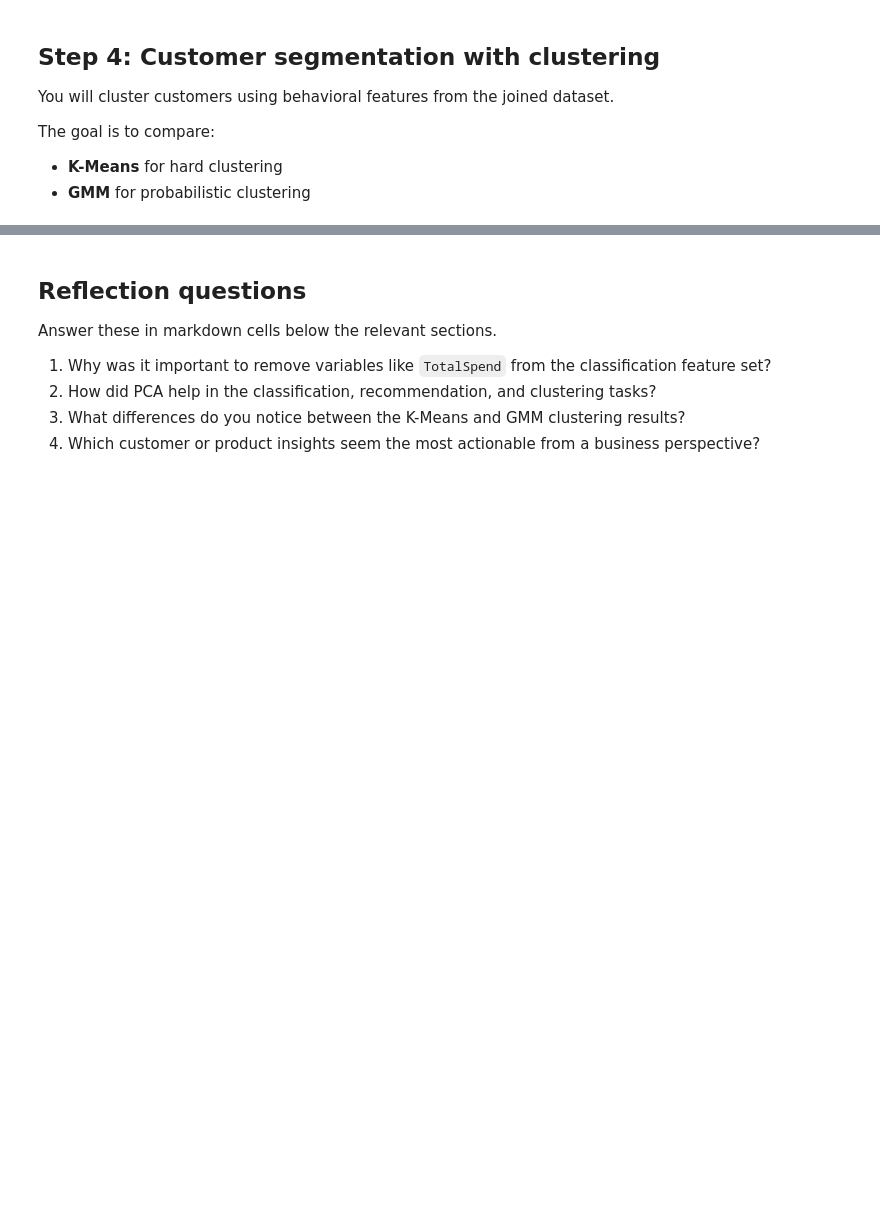
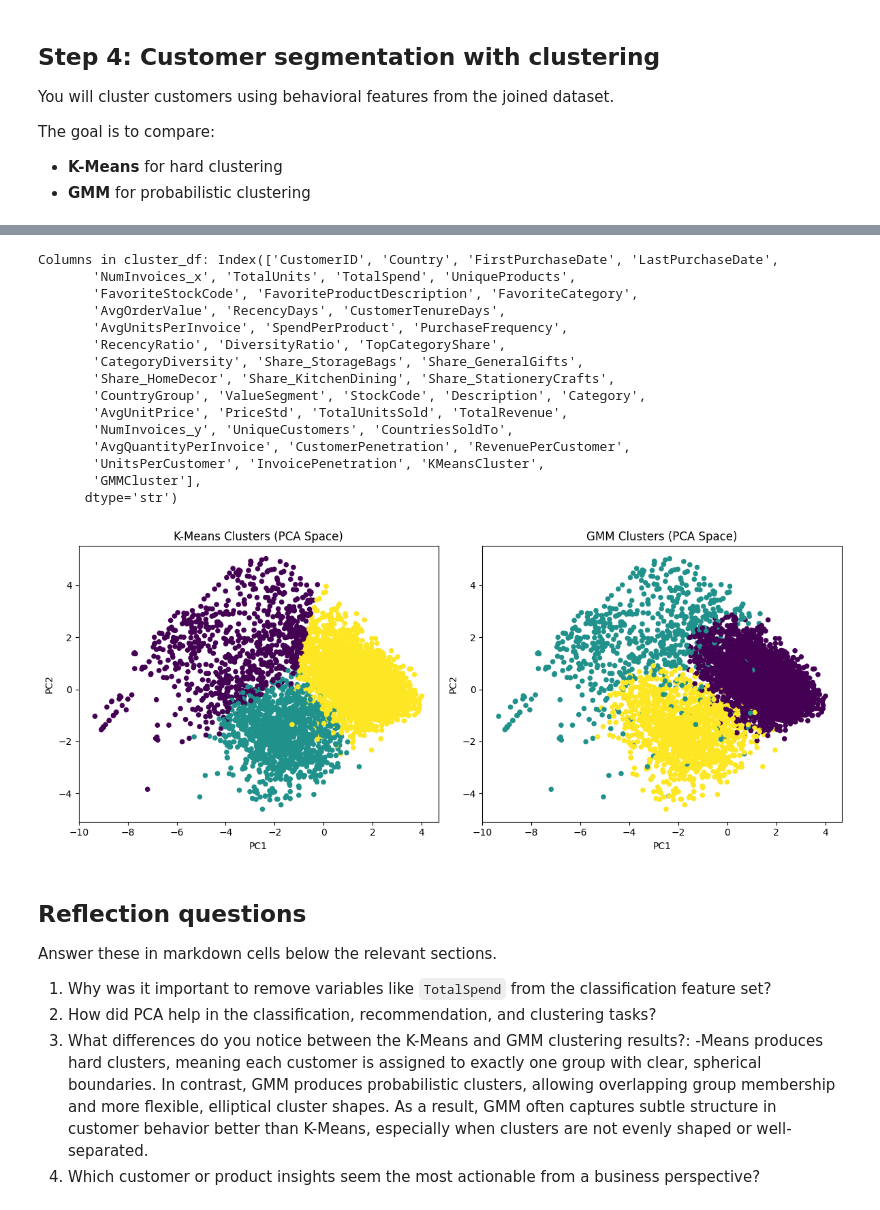
Before and after one commit to kehenock/Machine-Learning-with-Scikit-Learn, a Jupyter notebook: Summative Lab DataVine Analytics.ipynb, the cells around one changed output, grey strips where cells are left out. Drawn from its saved outputs; the diff is of its cells as text; code cells hidden in the pictures; blank space fills up the shorter version.

```diff
--- a/Summative Lab DataVine Analytics.ipynb
+++ b/Summative Lab DataVine Analytics.ipynb
@@ -483,16 +598,68 @@ print(cluster_df["GMMCluster"].value_counts().sort_index())
 # %%
 
 # TODO: Visualize the clusters using the first two principal components.
 
-cluster_plot_df = None
+cluster_plot_df = pd.DataFrame(X_cluster_pca, columns=["PC1", "PC2", "PC3"])
 
-# Build a plotting DataFrame that includes:
-# - PC1
-# - PC2
-# - KMeansCluster
-# - GMMCluster
+fig, axes = plt.subplots(1, 2, figsize=(12, 5))
+
+
+# Ensure cluster columns exist
+print("Columns in cluster_df:", cluster_df.columns)
+
+cluster_plot_df = pd.DataFrame(X_cluster_pca[:, :2], columns=["PC1", "PC2"])
+
+cluster_plot_df["KMeansCluster"] = cluster_df["KMeansCluster"].values
+cluster_plot_df["GMMCluster"] = cluster_df["GMMCluster"].values
+
+# KMeans plot
+axes[0].scatter(
+    cluster_plot_df["PC1"],
+    cluster_plot_df["PC2"],
+    c=cluster_plot_df["KMeansCluster"],
+    cmap="viridis",
+    s=20
+)
+axes[0].set_title("K-Means Clusters (PCA Space)")
+axes[0].set_xlabel("PC1")
+axes[0].set_ylabel("PC2")
+
+# GMM plot
+axes[1].scatter(
+    cluster_plot_df["PC1"],
+    cluster_plot_df["PC2"],
+    c=cluster_plot_df["GMMCluster"],
+    cmap="viridis",
+    s=20
+)
+axes[1].set_title("GMM Clusters (PCA Space)")
+axes[1].set_xlabel("PC1")
+axes[1].set_ylabel("PC2")
+
+plt.tight_layout()
+plt.show()
 
 # Then create side-by-side scatterplots to compare the two clustering methods.
+
+cluster_plot_df["KMeansCluster"] = cluster_df["KMeansCluster"].values
+cluster_plot_df["GMMCluster"] = cluster_df["GMMCluster"].values
+# %% [output]
+Columns in cluster_df: Index(['CustomerID', 'Country', 'FirstPurchaseDate', 'LastPurchaseDate',
+       'NumInvoices_x', 'TotalUnits', 'TotalSpend', 'UniqueProducts',
+       'FavoriteStockCode', 'FavoriteProductDescription', 'FavoriteCategory',
+       'AvgOrderValue', 'RecencyDays', 'CustomerTenureDays',
+       'AvgUnitsPerInvoice', 'SpendPerProduct', 'PurchaseFrequency',
+       'RecencyRatio', 'DiversityRatio', 'TopCategoryShare',
+       'CategoryDiversity', 'Share_StorageBags', 'Share_GeneralGifts',
+       'Share_HomeDecor', 'Share_KitchenDining', 'Share_StationeryCrafts',
+       'CountryGroup', 'ValueSegment', 'StockCode', 'Description', 'Category',
+       'AvgUnitPrice', 'PriceStd', 'TotalUnitsSold', 'TotalRevenue',
+       'NumInvoices_y', 'UniqueCustomers', 'CountriesSoldTo',
+       'AvgQuantityPerInvoice', 'CustomerPenetration', 'RevenuePerCustomer',
+       'UnitsPerCustomer', 'InvoicePenetration', 'KMeansCluster',
+       'GMMCluster'],
+      dtype='str')
+[figure, added]
 # %% [markdown]
 ## Reflection questions
 
@@ -500,5 +667,5 @@ Answer these in markdown cells below the relevant sections.
 
 1. Why was it important to remove variables like `TotalSpend` from the classification feature set?
 2. How did PCA help in the classification, recommendation, and clustering tasks?
-3. What differences do you notice between the K-Means and GMM clustering results?
+3. What differences do you notice between the K-Means and GMM clustering results?: -Means produces hard clusters, meaning each customer is assigned to exactly one group with clear, spherical boundaries. In contrast, GMM produces probabilistic clusters, allowing overlapping group membership and more flexible, elliptical cluster shapes. As a result, GMM often captures subtle structure in customer behavior better than K-Means, especially when clusters are not evenly shaped or well-separated.
 4. Which customer or product insights seem the most actionable from a business perspective?
```
Also changed, not shown: parts of 11 cells of this notebook.
